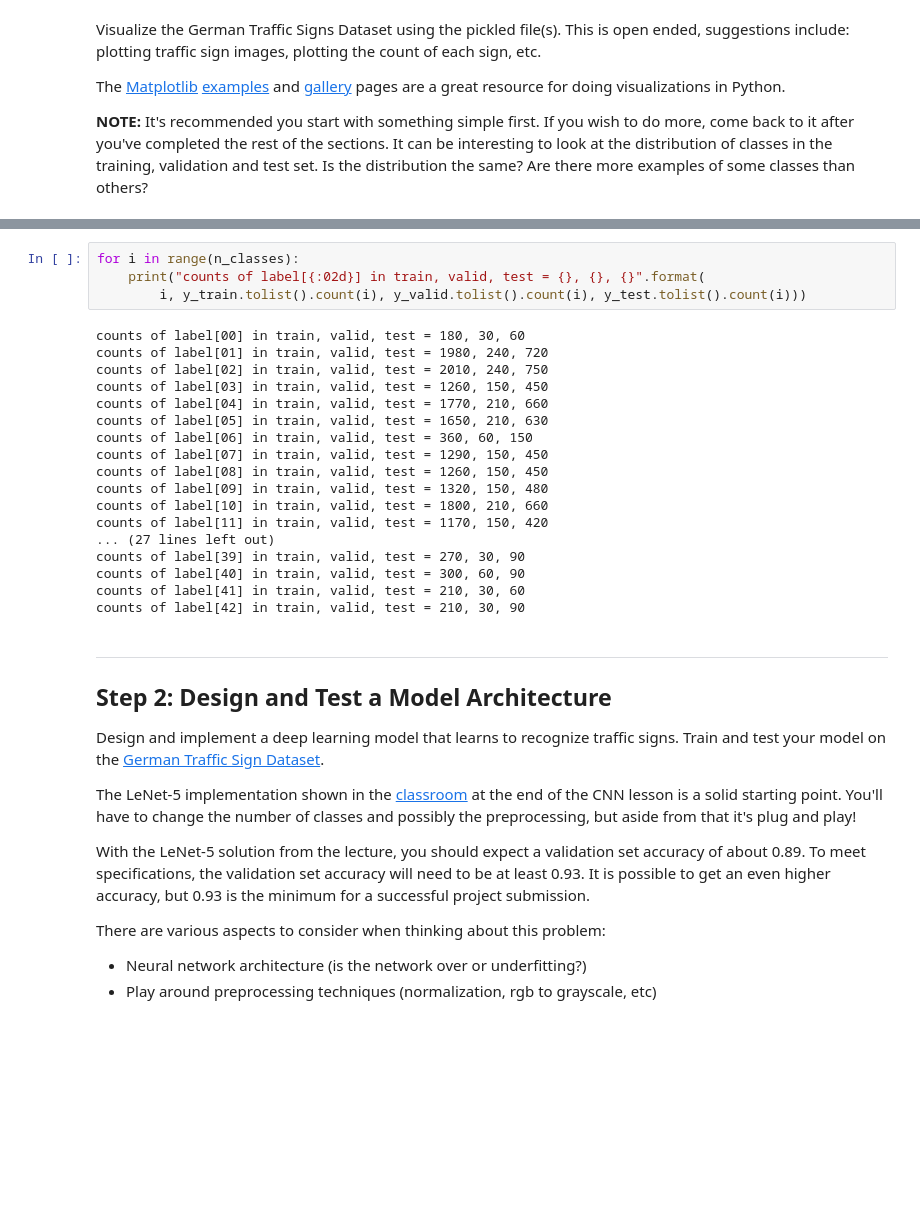
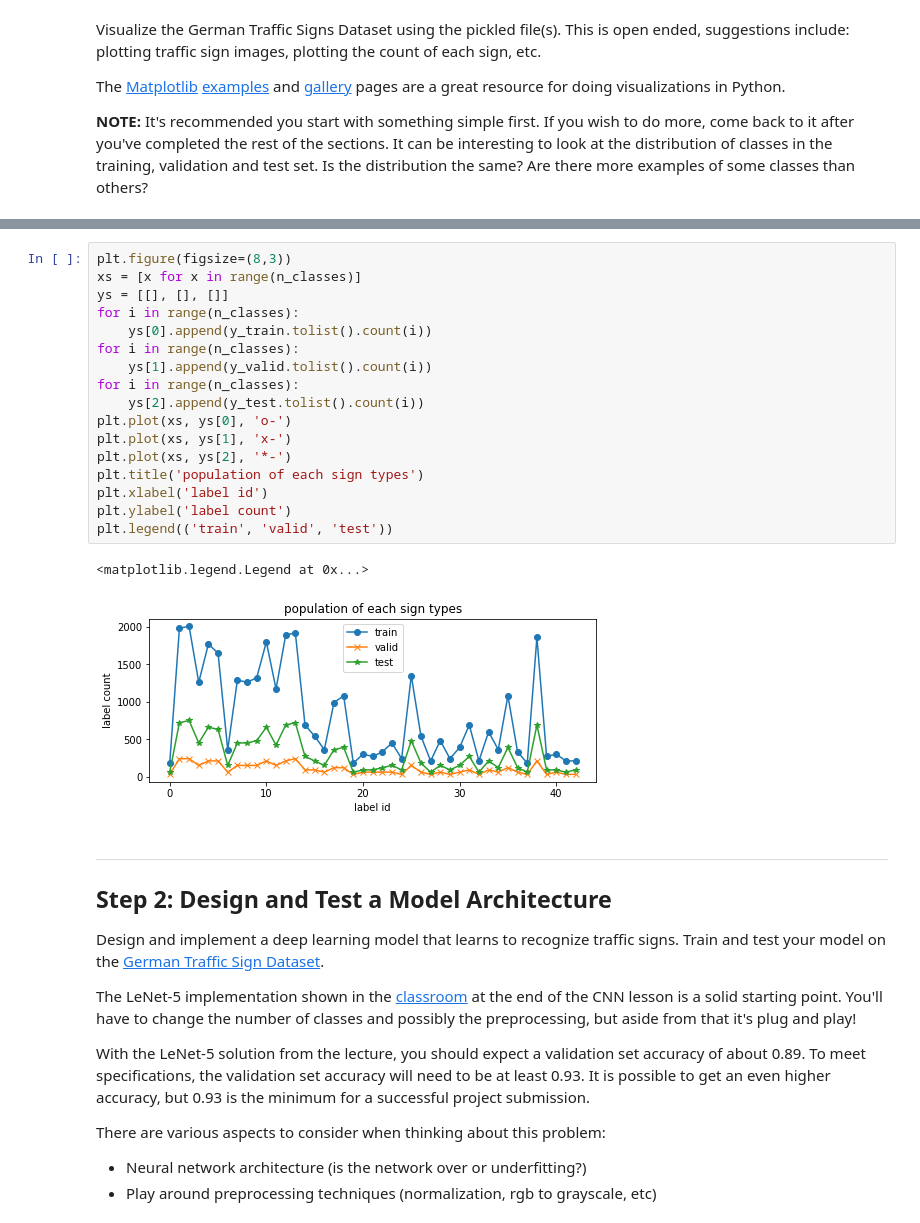
Before and after one commit to jien-cao/udacity_av, a Jupyter notebook: CarND-Traffic-Sign-Classifier-Project/Traffic_Sign_Classifier.ipynb, the cells around one changed output, grey strips where cells are left out. Cells and saved outputs as stored; diff of their text form; blank space fills up the shorter version.

```diff
--- a/CarND-Traffic-Sign-Classifier-Project/Traffic_Sign_Classifier.ipynb
+++ b/CarND-Traffic-Sign-Classifier-Project/Traffic_Sign_Classifier.ipynb
@@ -122,25 +122,23 @@ print(y_train[0])
-# %%
-for i in range(n_classes):
-    print("counts of label[{:02d}] in train, valid, test = {}, {}, {}".format(
-        i, y_train.tolist().count(i), y_valid.tolist().count(i), y_test.tolist().count(i)))
-# %% [output]
-counts of label[00] in train, valid, test = 180, 30, 60
-counts of label[01] in train, valid, test = 1980, 240, 720
-counts of label[02] in train, valid, test = 2010, 240, 750
-counts of label[03] in train, valid, test = 1260, 150, 450
-counts of label[04] in train, valid, test = 1770, 210, 660
-counts of label[05] in train, valid, test = 1650, 210, 630
-counts of label[06] in train, valid, test = 360, 60, 150
-counts of label[07] in train, valid, test = 1290, 150, 450
-counts of label[08] in train, valid, test = 1260, 150, 450
-counts of label[09] in train, valid, test = 1320, 150, 480
-counts of label[10] in train, valid, test = 1800, 210, 660
-counts of label[11] in train, valid, test = 1170, 150, 420
-... (27 lines left out)
-counts of label[39] in train, valid, test = 270, 30, 90
-counts of label[40] in train, valid, test = 300, 60, 90
-counts of label[41] in train, valid, test = 210, 30, 60
-counts of label[42] in train, valid, test = 210, 30, 90
+# %%
+plt.figure(figsize=(8,3))
+xs = [x for x in range(n_classes)]
+ys = [[], [], []]
+for i in range(n_classes):
+    ys[0].append(y_train.tolist().count(i))
+for i in range(n_classes):
+    ys[1].append(y_valid.tolist().count(i))
+for i in range(n_classes):
+    ys[2].append(y_test.tolist().count(i))
+plt.plot(xs, ys[0], 'o-')
+plt.plot(xs, ys[1], 'x-')
+plt.plot(xs, ys[2], '*-')
+plt.title('population of each sign types')
+plt.xlabel('label id')
+plt.ylabel('label count')
+plt.legend(('train', 'valid', 'test'))
+# %% [output]
+<matplotlib.legend.Legend at 0x...>
+[figure, added]
 # %% [markdown]
 ----
 
```
Also changed, not shown: parts of 4 cells of this notebook, 1 other file.
